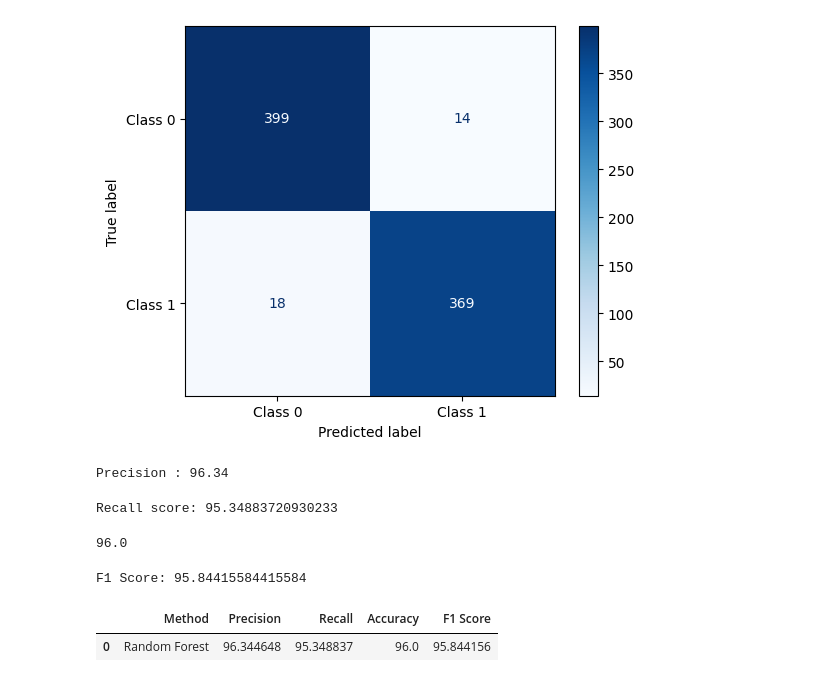
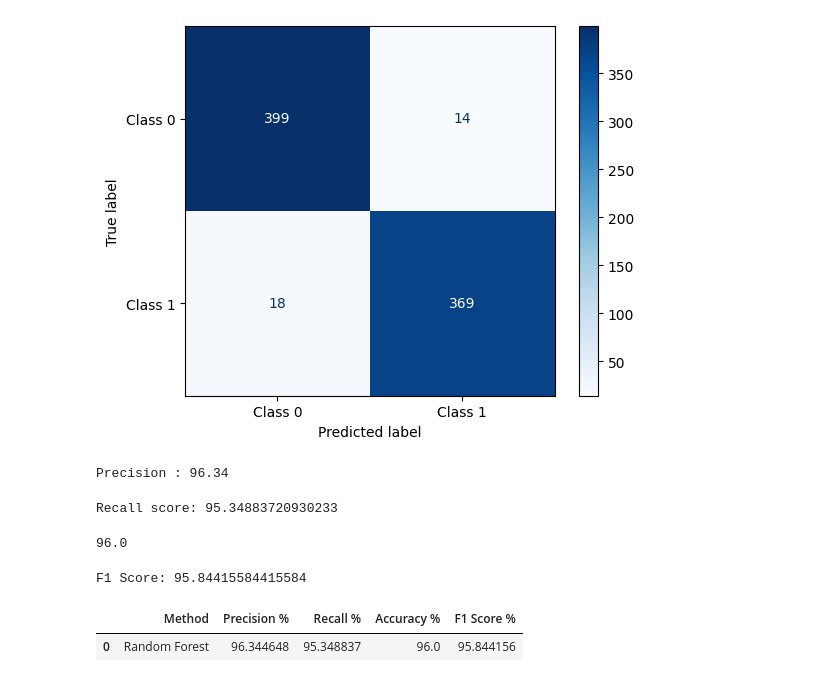
Before and after one commit to Fuhrerx/Bike-Buyers-Prediction, a Jupyter notebook: scikitlearn/bike_rand_forest.ipynb, the cells around one changed output. Cells and saved outputs as stored; diff of their text form; code cells hidden in the pictures.

Commit message:
percent score

```diff
--- a/scikitlearn/bike_rand_forest.ipynb
+++ b/scikitlearn/bike_rand_forest.ipynb
@@ -202,8 +202,8 @@ print(f"F1 Score: {f1_score*100}")
 F1 Score: 95.84415584415584
 # %%
 model_results = pd.DataFrame(['Random Forest', binary_precision, recall*100, accuracy*100, f1_score*100]).transpose()
-model_results.columns = ['Method', 'Precision', 'Recall', 'Accuracy', 'F1 Score']
+model_results.columns = ['Method', 'Precision %', 'Recall %', 'Accuracy %', 'F1 Score %']
 model_results
 # %% [output]
-|  | Method | Precision | Recall | Accuracy | F1 Score |
+|  | Method | Precision % | Recall % | Accuracy % | F1 Score % |
 | 0 | Random Forest | 96.344648 | 95.348837 | 96.0 | 95.844156 |
```
